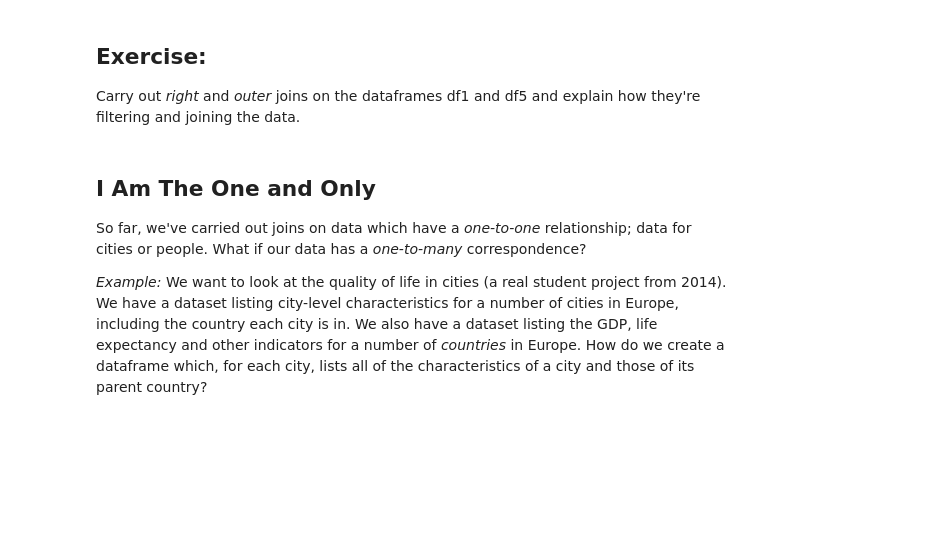
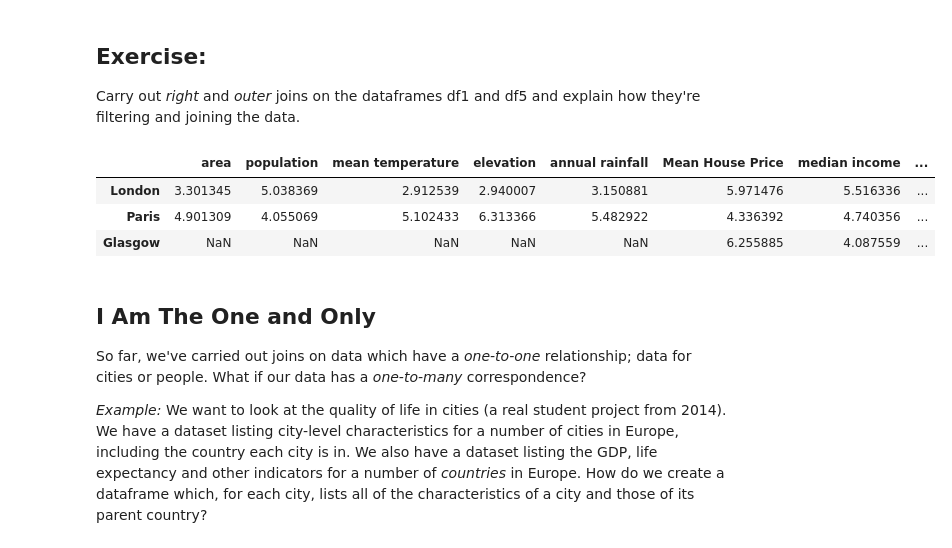
Before and after one commit to khou128/QM2, a Jupyter notebook: notebooks/W06. Merging and Joining.ipynb, the cells around one changed output. Saved outputs shown, nothing was run; the diff lists cells and outputs as text; code cells hidden in the pictures; blank space fills up the shorter version.

```diff
--- a/notebooks/W06. Merging and Joining.ipynb
+++ b/notebooks/W06. Merging and Joining.ipynb
@@ -357,6 +357,14 @@ As we see, the missing data appears as **NaN** - Not a Number.
 ## Exercise:
 
 Carry out *right* and *outer* joins on the dataframes df1 and df5 and explain how they're filtering and joining the data.
+# %%
+df_joined1 = df1.merge(df5, left_index=True, right_index=True, how='right')
+df_joined1
+# %% [output]
+|  | area | population | mean temperature | elevation | annual rainfall | Mean House Price | median income | ... |
+| London | 3.301345 | 5.038369 | 2.912539 | 2.940007 | 3.150881 | 5.971476 | 5.516336 | ... |
+| Paris | 4.901309 | 4.055069 | 5.102433 | 6.313366 | 5.482922 | 4.336392 | 4.740356 | ... |
+| Glasgow | NaN | NaN | NaN | NaN | NaN | 6.255885 | 4.087559 | ... |
 # %% [markdown]
 ## I Am The One and Only
 
```
Also changed, not shown: parts of 23 cells of this notebook.
